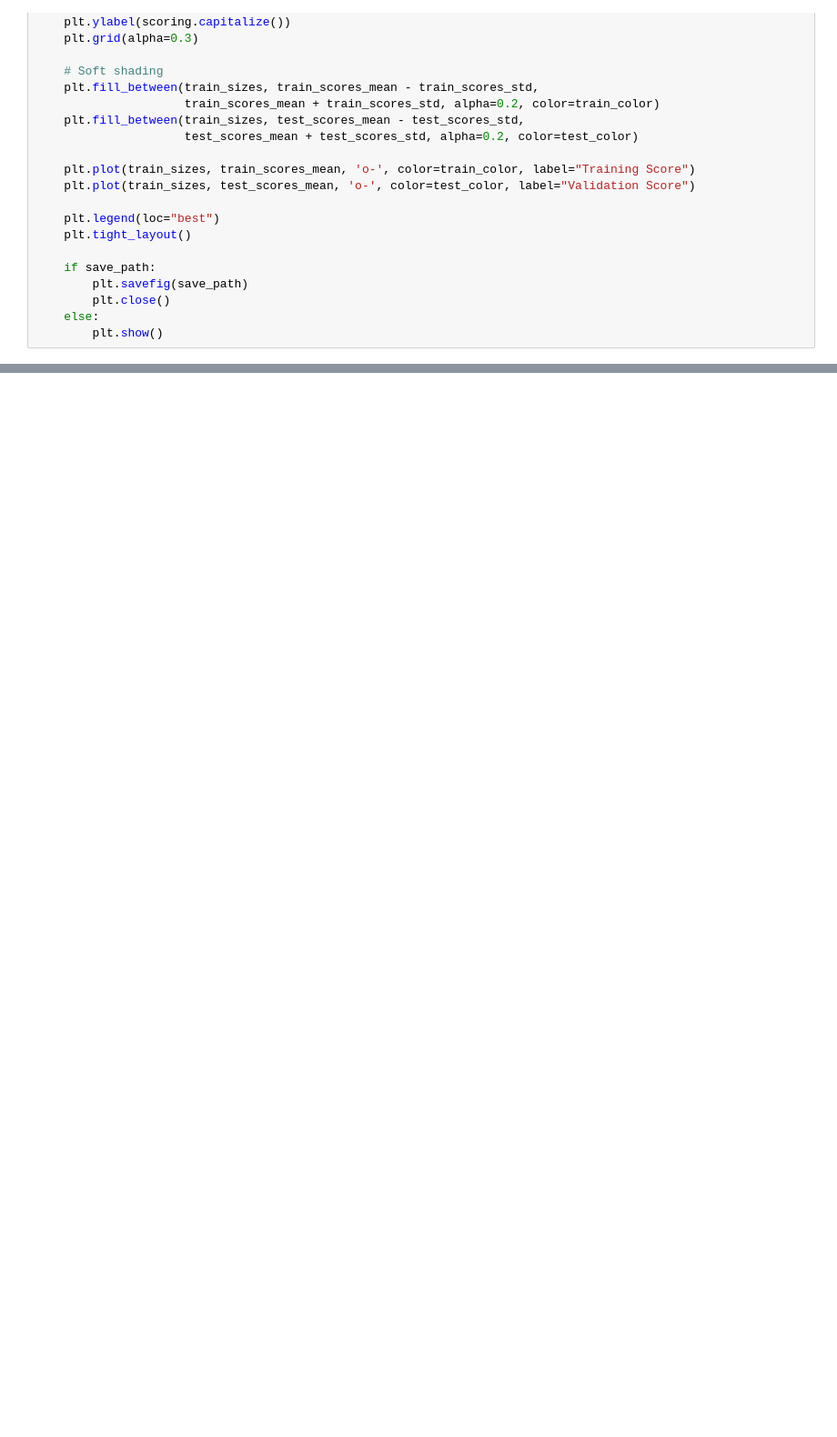
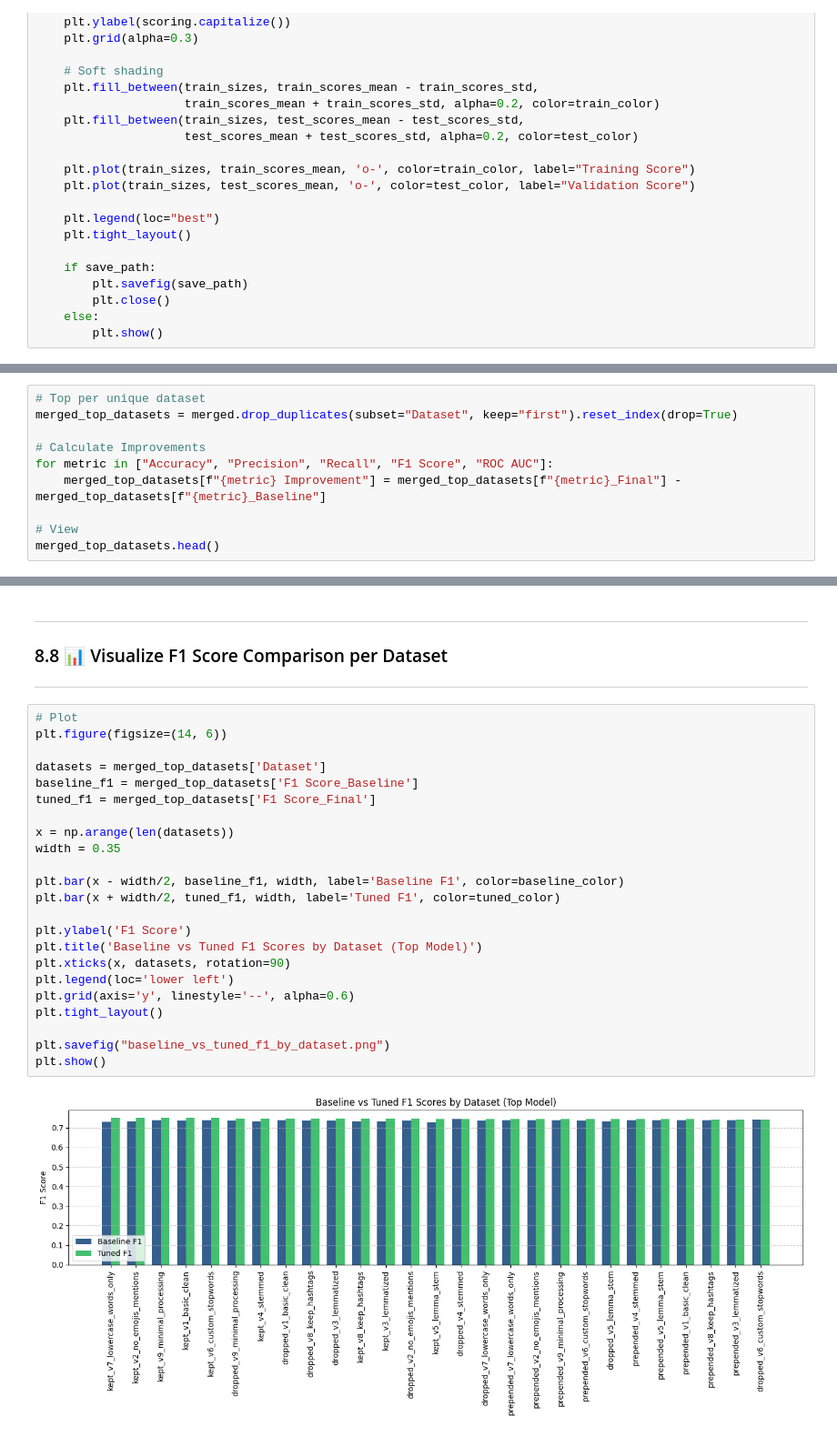
Before and after one commit to CSC-4260-Advanced-Data-Science-Project/NLP_Disaster_Tweets, a Jupyter notebook: NLP_DS_Pipeline.ipynb, the cells around one changed output, grey strips where cells are left out. Shown: that part at 91% size. Cells and saved outputs as stored; diff of their text form; blank space fills up the shorter version.

```diff
--- a/NLP_DS_Pipeline.ipynb
+++ b/NLP_DS_Pipeline.ipynb
@@ -1806,0 +2061,10 @@ We visualize:
+# %%
+# Top per unique dataset
+merged_top_datasets = merged.drop_duplicates(subset="Dataset", keep="first").reset_index(drop=True)
+
+# Calculate Improvements
+for metric in ["Accuracy", "Precision", "Recall", "F1 Score", "ROC AUC"]:
+    merged_top_datasets[f"{metric} Improvement"] = merged_top_datasets[f"{metric}_Final"] - merged_top_datasets[f"{metric}_Baseline"]
+
+# View
+merged_top_datasets.head()
@@ -1806,0 +2078,30 @@ We visualize:
+# %% [markdown]
+---
+### 8.8 📊 Visualize F1 Score Comparison per Dataset
+
+---
+# %%
+# Plot
+plt.figure(figsize=(14, 6))
+
+datasets = merged_top_datasets['Dataset']
+baseline_f1 = merged_top_datasets['F1 Score_Baseline']
+tuned_f1 = merged_top_datasets['F1 Score_Final']
+
+x = np.arange(len(datasets))
+width = 0.35
+
+plt.bar(x - width/2, baseline_f1, width, label='Baseline F1', color=baseline_color)
+plt.bar(x + width/2, tuned_f1, width, label='Tuned F1', color=tuned_color)
+
+plt.ylabel('F1 Score')
+plt.title('Baseline vs Tuned F1 Scores by Dataset (Top Model)')
+plt.xticks(x, datasets, rotation=90)
+plt.legend(loc='lower left')
+plt.grid(axis='y', linestyle='--', alpha=0.6)
+plt.tight_layout()
+
+plt.savefig("baseline_vs_tuned_f1_by_dataset.png")
+plt.show()
+# %% [output]
+[figure, added]
```
Also changed, not shown: parts of 79 cells of this notebook.
